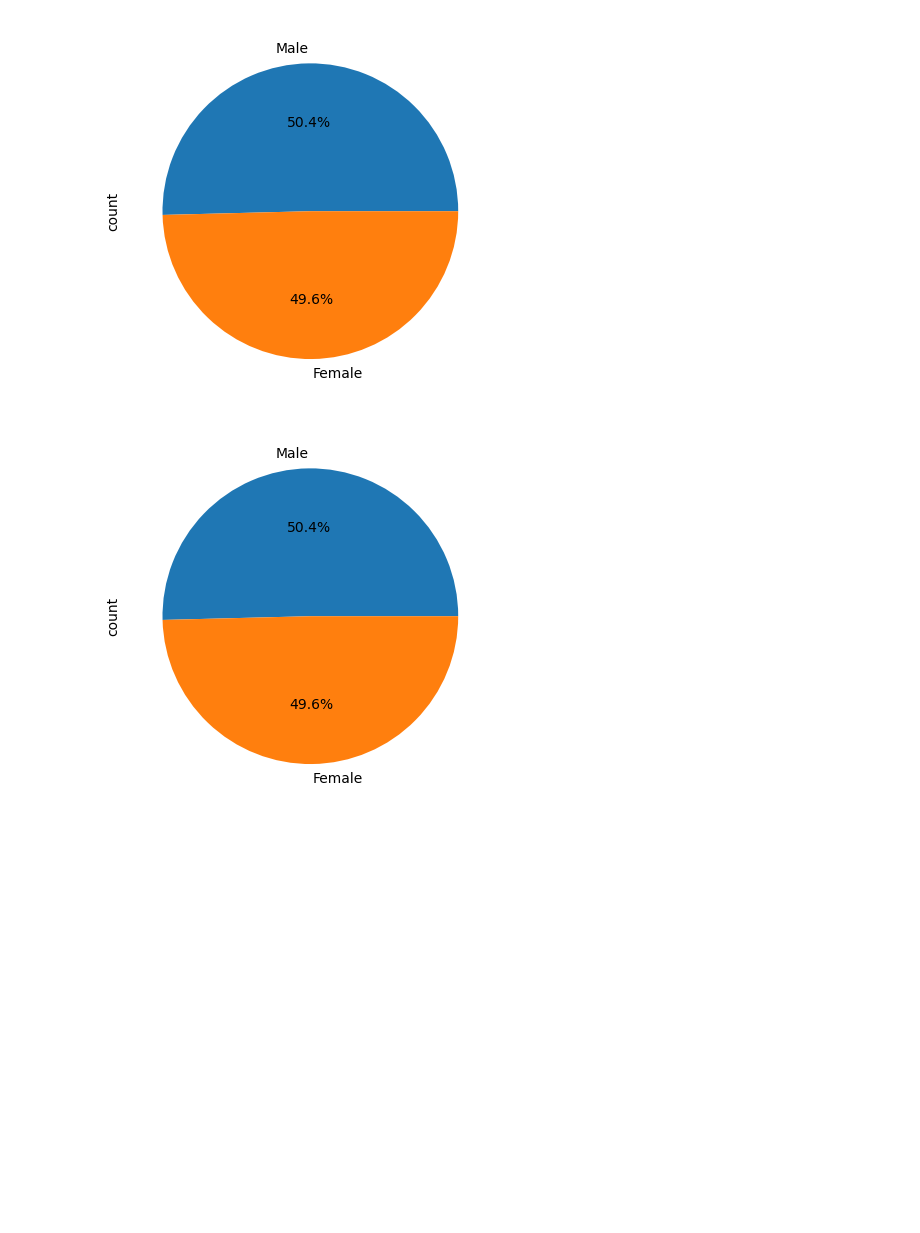
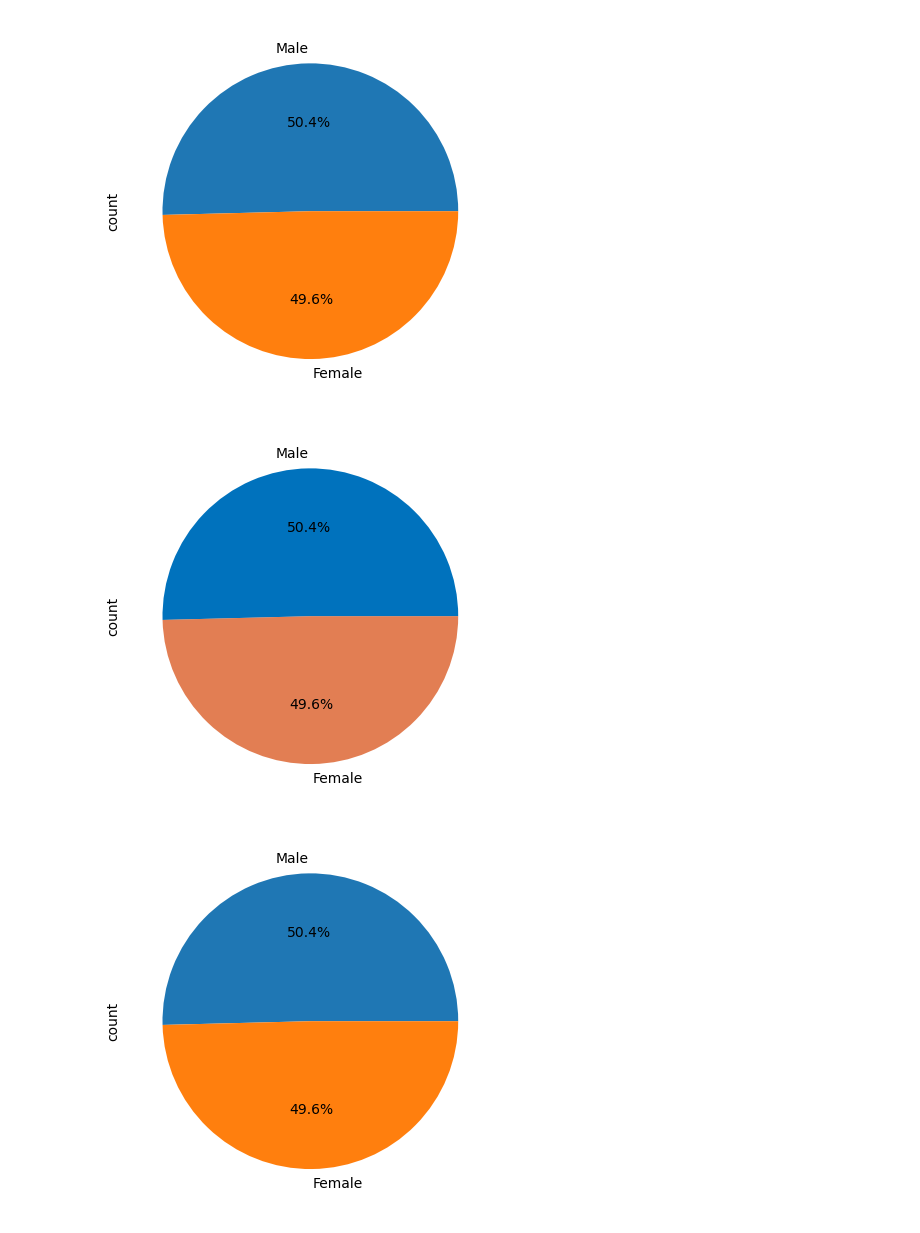
Before and after one commit to LUISG47/challengue-5, a Jupyter notebook: Pymaceuticals/pymaceuticals_starter.ipynb, the cells around one changed output. Cells and saved outputs as stored; diff of their text form; code cells hidden in the pictures; blank space fills up the shorter version.

```diff
--- a/Pymaceuticals/pymaceuticals_starter.ipynb
+++ b/Pymaceuticals/pymaceuticals_starter.ipynb
@@ -469,5 +479,16 @@ plt.show()
 # Make the pie chart
 # %% [output]
 [figure]
+# %%
+colors = [(*mcolors.hex2color('#0072BD'), 1),
+          (*mcolors.hex2color('#D95319'), 0.75)]
+
+# Generate and display pie chart
+plt.figure()  # Optional: Set figure size
+plt.pie(gender_counts, labels=gender_counts.index, autopct='%1.1f%%', colors=colors, )
+plt.ylabel('count')
+plt.show()
+# %% [output]
+[figure, added]
 # %%
 # Generate a pie chart, using pyplot, showing the distribution of unique female versus male mice used in the study
```
Also changed, not shown: parts of 9 cells of this notebook.
